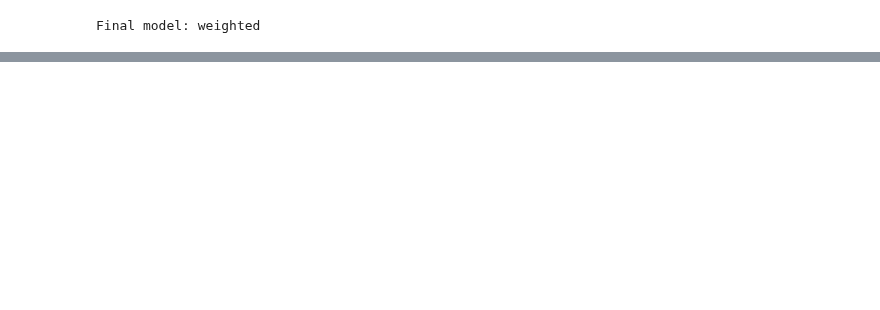
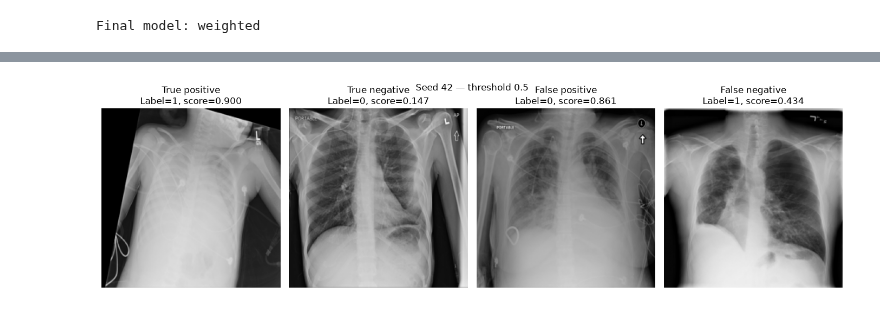
Before and after one commit to blackeyh/medical_imaging_assginment1, a Jupyter notebook: 25011143_ENG2440_A1.ipynb, the cells around one changed output, grey strips where cells are left out. Cells and saved outputs as stored; diff of their text form; code cells hidden in the pictures; blank space fills up the shorter version.

```diff
--- a/25011143_ENG2440_A1.ipynb
+++ b/25011143_ENG2440_A1.ipynb
@@ -898,0 +1223,9 @@ KeyboardInterrupt:
+# %%
+with torch.no_grad():
+    baseline_test_probs = torch.sigmoid(
+        baseline_model(baseline_X_test)
+    ).numpy().ravel()
+
+baseline_test_pred = baseline_test_probs >= 0.5
+
+np.save("outputs/baseline_weighted_test.npy", baseline_test_probs)
@@ -898,0 +1505,40 @@ KeyboardInterrupt:
+# %%
+images_test = np.load("data/images_test.npy", mmap_mode="r")
+y_test = np.load("data/y_test.npy")
+test_probs = np.load("outputs/seed42_stage2_test.npy").ravel()
+
+threshold = 0.5
+test_pred = test_probs >= threshold
+
+assert len(test) == len(images_test) == len(test_probs) == len(y_test)
+assert np.array_equal(test["Target"].to_numpy(), y_test)
+# %%
+groups = {
+    "True positive": (y_test == 1) & test_pred,
+    "True negative": (y_test == 0) & ~test_pred,
+    "False positive": (y_test == 0) & test_pred,
+    "False negative": (y_test == 1) & ~test_pred
+}
+
+fig, axes = plt.subplots(1, 4, figsize=(14, 4))
+
+for ax, (name, mask) in zip(axes, groups.items()):
+    indices = np.flatnonzero(mask)
+
+    if len(indices):
+        i = indices[0]
+        ax.imshow(images_test[i], cmap="gray", vmin=0, vmax=255)
+        ax.set_title(
+            f"{name}\nLabel={y_test[i]}, score={test_probs[i]:.3f}"
+        )
+    else:
+        ax.set_title(f"{name}\nNo examples")
+
+    ax.axis("off")
+
+fig.suptitle("Seed 42 — threshold 0.5")
+plt.tight_layout()
+plt.savefig("outputs/seed42_test_examples.png", dpi=300)
+plt.show()
+# %% [output]
+[figure, added]
```
Also changed, not shown: parts of 52 cells of this notebook.
